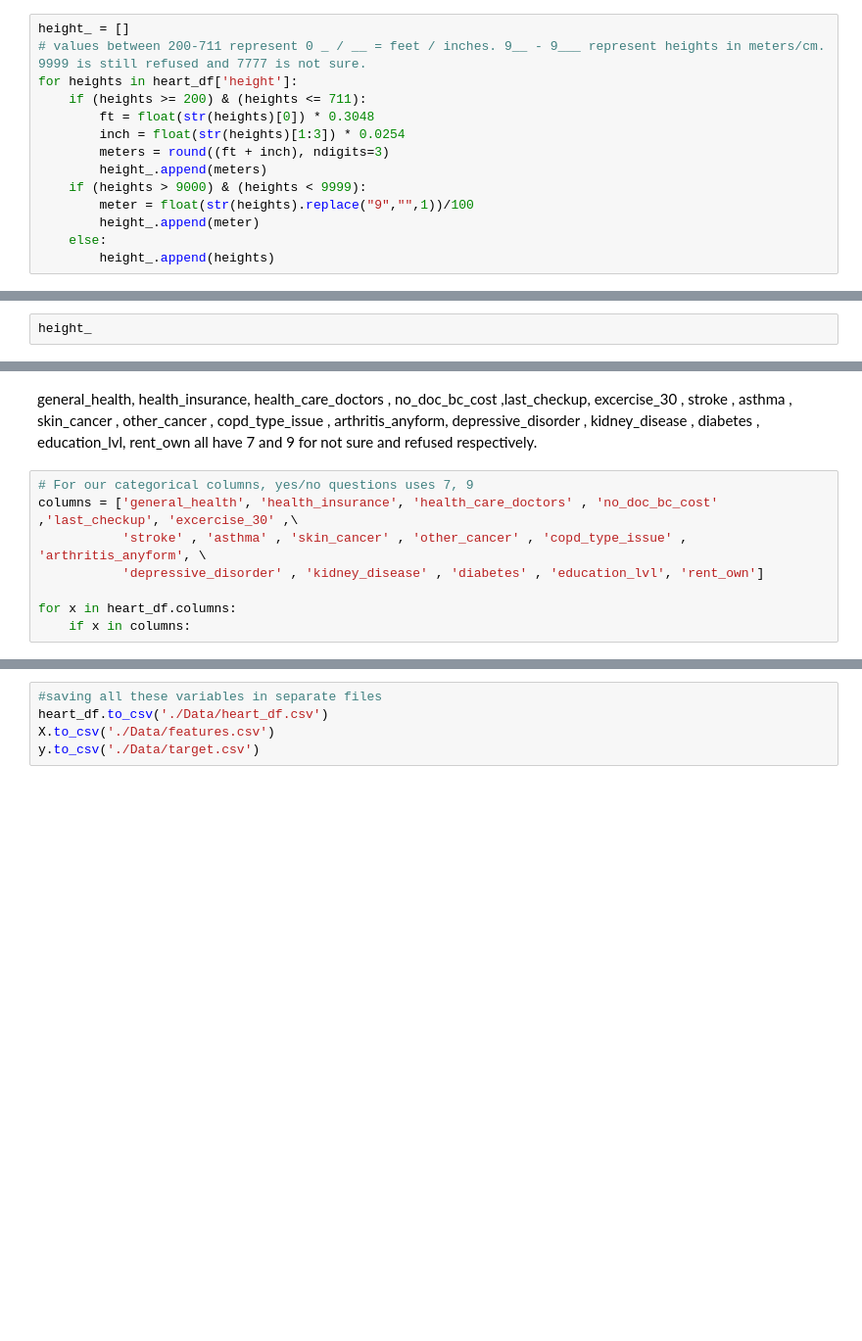
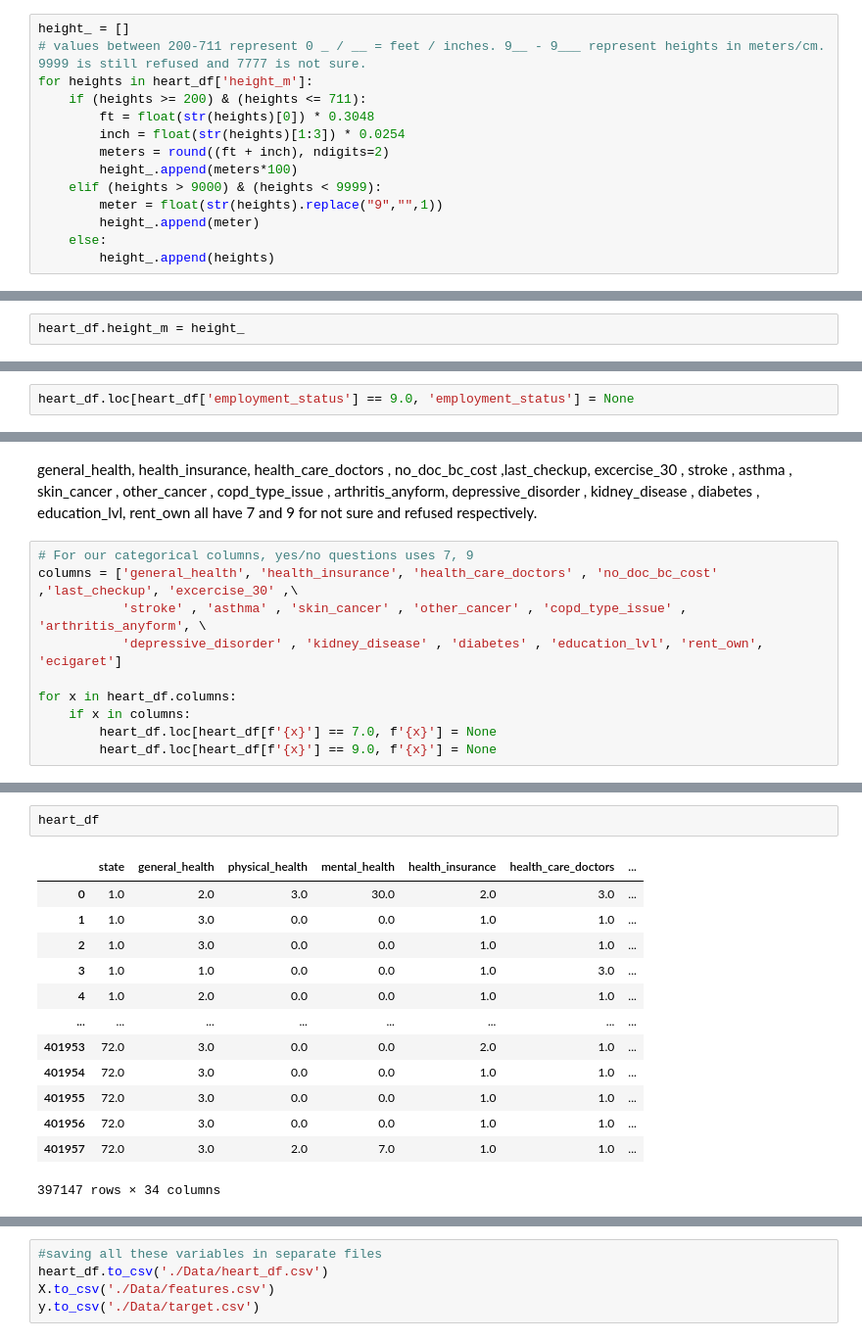
Before and after one commit to xiaohua-su/Heart_Disease, a Jupyter notebook: Heart_disease_eda.ipynb, the cells around one changed output, grey strips where cells are left out. Shown at 98% size. Saved outputs shown, nothing was run; the diff lists cells and outputs as text; blank space fills up the shorter version.

```diff
--- a/Heart_disease_eda.ipynb
+++ b/Heart_disease_eda.ipynb
@@ -715,14 +746,14 @@ Name: height, Length: 397147, dtype: float64
 # %%
 height_ = []
 # values between 200-711 represent 0 _ / __ = feet / inches. 9__ - 9___ represent heights in meters/cm. 9999 is still refused and 7777 is not sure.
-for heights in heart_df['height']:
+for heights in heart_df['height_m']:
     if (heights >= 200) & (heights <= 711):
         ft = float(str(heights)[0]) * 0.3048
         inch = float(str(heights)[1:3]) * 0.0254
-        meters = round((ft + inch), ndigits=3)
-        height_.append(meters)
-    if (heights > 9000) & (heights < 9999):
-        meter = float(str(heights).replace("9","",1))/100
+        meters = round((ft + inch), ndigits=2)
+        height_.append(meters*100)
+    elif (heights > 9000) & (heights < 9999):
+        meter = float(str(heights).replace("9","",1))
         height_.append(meter)
     else:
         height_.append(heights)
@@ -747,2 +780,2 @@ for heights in heart_df['height']:
 # %%
-height_
+heart_df.height_m = height_
@@ -796,0 +859,2 @@ EMPLOY1 would only change the 9.0 to be none, 7 actually means something here
+# %%
+heart_df.loc[heart_df['employment_status'] == 9.0, 'employment_status'] = None
@@ -800,7 +871,9 @@ general_health, health_insurance, health_care_doctors , no_doc_bc_cost ,last_che
 # For our categorical columns, yes/no questions uses 7, 9
 columns = ['general_health', 'health_insurance', 'health_care_doctors' , 'no_doc_bc_cost' ,'last_checkup', 'excercise_30' ,\
            'stroke' , 'asthma' , 'skin_cancer' , 'other_cancer' , 'copd_type_issue' , 'arthritis_anyform', \
-           'depressive_disorder' , 'kidney_disease' , 'diabetes' , 'education_lvl', 'rent_own']
+           'depressive_disorder' , 'kidney_disease' , 'diabetes' , 'education_lvl', 'rent_own', 'ecigaret']
 
 for x in heart_df.columns:
     if x in columns:
+        heart_df.loc[heart_df[f'{x}'] == 7.0, f'{x}'] = None
+        heart_df.loc[heart_df[f'{x}'] == 9.0, f'{x}'] = None
@@ -811,0 +887,16 @@ heart_df.physical_health.value_counts()
+# %%
+heart_df
+# %% [output]
+|  | state | general_health | physical_health | mental_health | health_insurance | health_care_doctors | ... |
+| 0 | 1.0 | 2.0 | 3.0 | 30.0 | 2.0 | 3.0 | ... |
+| 1 | 1.0 | 3.0 | 0.0 | 0.0 | 1.0 | 1.0 | ... |
+| 2 | 1.0 | 3.0 | 0.0 | 0.0 | 1.0 | 1.0 | ... |
+| 3 | 1.0 | 1.0 | 0.0 | 0.0 | 1.0 | 3.0 | ... |
+| 4 | 1.0 | 2.0 | 0.0 | 0.0 | 1.0 | 1.0 | ... |
+| ... | ... | ... | ... | ... | ... | ... | ... |
+| 401953 | 72.0 | 3.0 | 0.0 | 0.0 | 2.0 | 1.0 | ... |
+| 401954 | 72.0 | 3.0 | 0.0 | 0.0 | 1.0 | 1.0 | ... |
+| 401955 | 72.0 | 3.0 | 0.0 | 0.0 | 1.0 | 1.0 | ... |
+| 401956 | 72.0 | 3.0 | 0.0 | 0.0 | 1.0 | 1.0 | ... |
+| 401957 | 72.0 | 3.0 | 2.0 | 7.0 | 1.0 | 1.0 | ... |
+397147 rows × 34 columns
```
Also changed, not shown: parts of 70 cells of this notebook.
